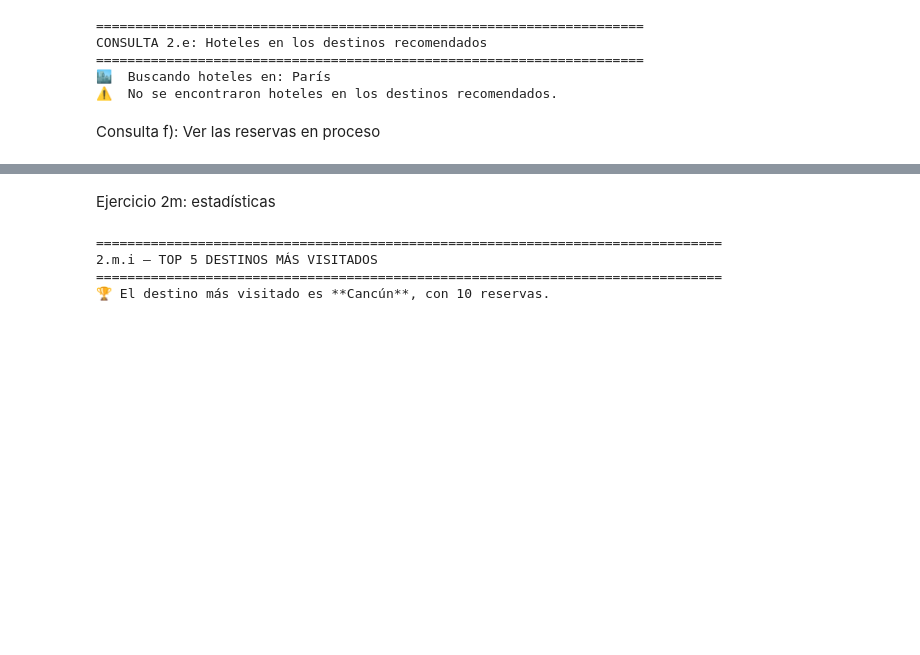
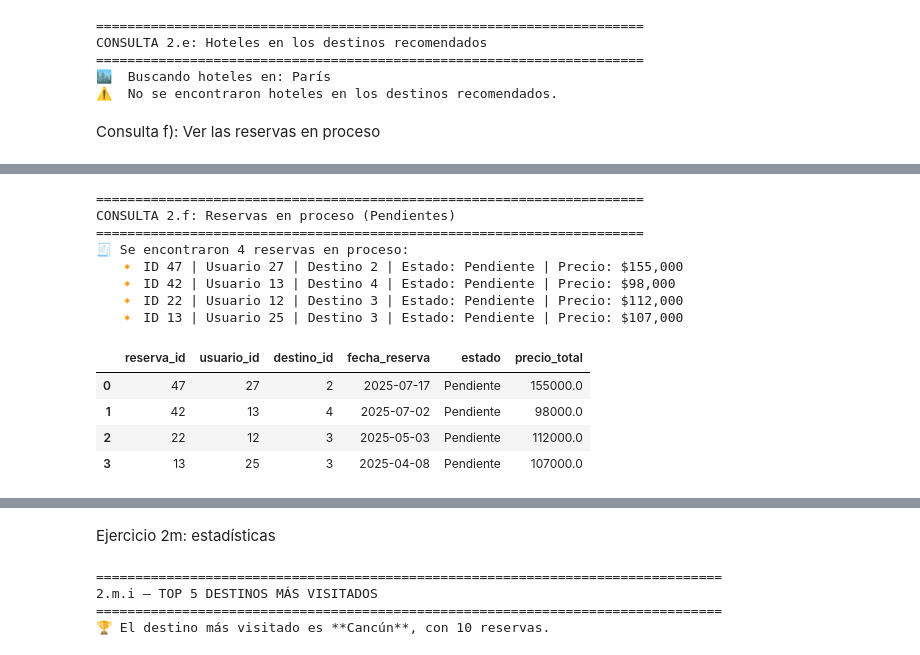
Before and after one commit to Noemi-Gudino/Proyecto-Integrador-BD, a Jupyter notebook: notebooks/Proyecto.ipynb, the cells around one changed output, grey strips where cells are left out. Cells and saved outputs as stored; diff of their text form; code cells hidden in the pictures; blank space fills up the shorter version.

```diff
--- a/notebooks/Proyecto.ipynb
+++ b/notebooks/Proyecto.ipynb
@@ -632,3 +557,57 @@ CONSULTA 2.f: Reservas en proceso (Pendientes)
+# %%
+def consulta_f_reservas_pendientes():
+    """
+    Ver las reservas en proceso (pendientes) almacenadas en Redis.
+    """
+    print("\n" + "="*70)
+    print("CONSULTA 2.f: Reservas en proceso (Pendientes)")
+    print("="*70)
+
+    # Buscamos claves que representen reservas pendientes
+    claves = r.keys("reserva:pendiente:*")
+
+    if not claves:
+        print("⚠️ No hay reservas pendientes en Redis.")
+        return pd.DataFrame(columns=["reserva_id", "usuario_id", "destino_id", "fecha_reserva", "estado", "precio_total"])
+
+    reservas = []
+    for clave in claves:
+        datos_bytes = r.hgetall(clave)
+        # Decodificamos claves y valores de bytes a strings
+        datos = {k.decode("utf-8"): v.decode("utf-8") for k, v in datos_bytes.items()}
+
+        reservas.append({
+            "reserva_id": int(datos["reserva_id"]),
+            "usuario_id": int(datos["usuario_id"]),
+            "destino_id": int(datos["destino_id"]),
+            "fecha_reserva": datos["fecha_reserva"],
+            "estado": datos["estado"],
+            "precio_total": float(datos["precio_total"])
+        })
+
+    # Resultados
+    print(f"🧾 Se encontraron {len(reservas)} reservas en proceso:")
+    for rsv in reservas:
+        print(f"   🔸 ID {rsv['reserva_id']} | Usuario {rsv['usuario_id']} | Destino {rsv['destino_id']} | Estado: {rsv['estado']} | Precio: ${rsv['precio_total']:,.0f}")
+
+    return pd.DataFrame(reservas)
+
+reservas_en_proceso = consulta_f_reservas_pendientes()
+display(reservas_en_proceso)
+# %% [output]
+======================================================================
+CONSULTA 2.f: Reservas en proceso (Pendientes)
+======================================================================
+🧾 Se encontraron 4 reservas en proceso:
+   🔸 ID 47 | Usuario 27 | Destino 2 | Estado: Pendiente | Precio: $155,000
+   🔸 ID 42 | Usuario 13 | Destino 4 | Estado: Pendiente | Precio: $98,000
+   🔸 ID 22 | Usuario 12 | Destino 3 | Estado: Pendiente | Precio: $112,000
+   🔸 ID 13 | Usuario 25 | Destino 3 | Estado: Pendiente | Precio: $107,000
+|  | reserva_id | usuario_id | destino_id | fecha_reserva | estado | precio_total |
+| 0 | 47 | 27 | 2 | 2025-07-17 | Pendiente | 155000.0 |
+| 1 | 42 | 13 | 4 | 2025-07-02 | Pendiente | 98000.0 |
+| 2 | 22 | 12 | 3 | 2025-05-03 | Pendiente | 112000.0 |
+| 3 | 13 | 25 | 3 | 2025-04-08 | Pendiente | 107000.0 |
 # %%
 # Visulización directa de las claves en Redis (prueba)
 for clave in r.keys("reserva:pendiente:*"):
```
Also changed, not shown: parts of 6 cells of this notebook, 1 other file.
